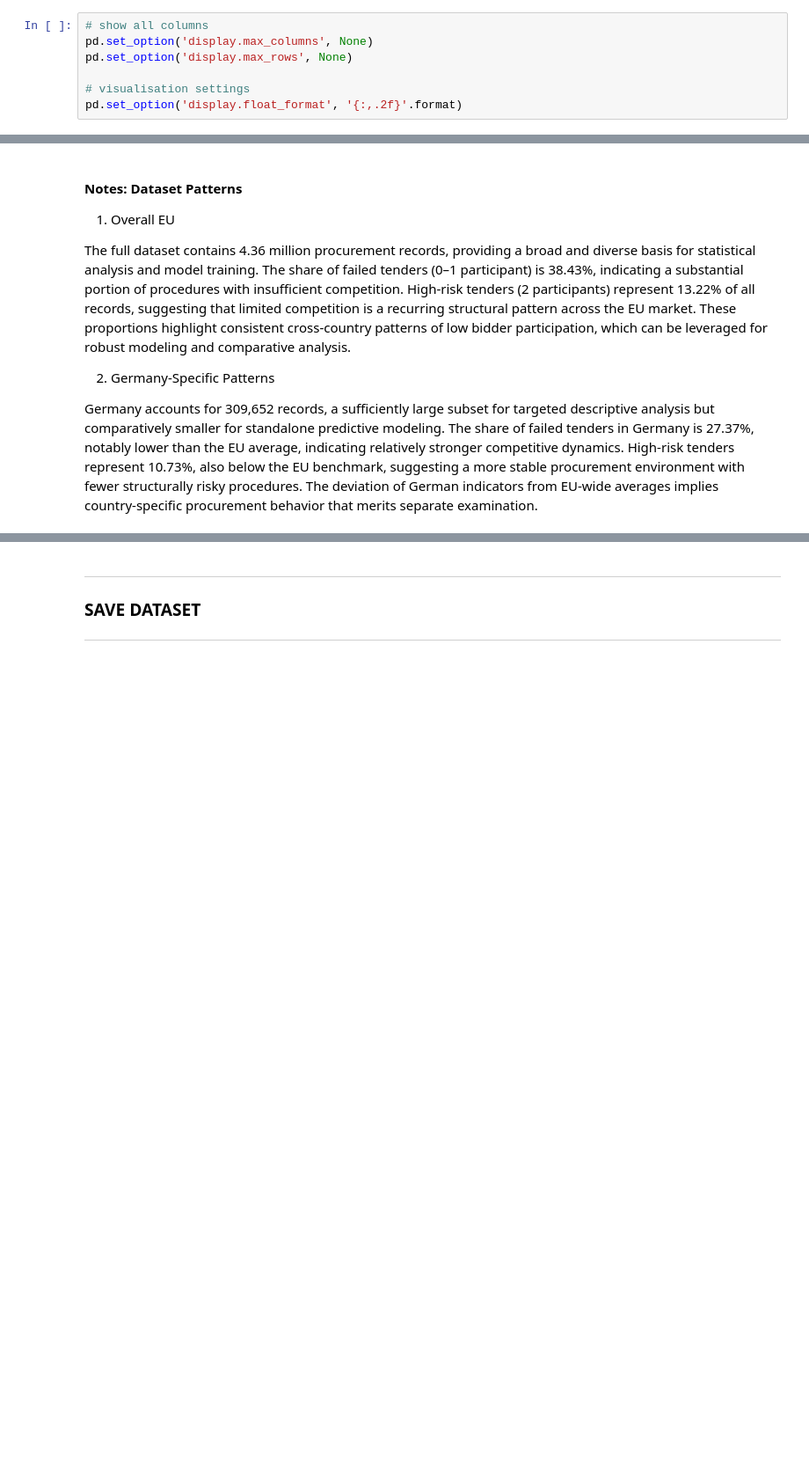
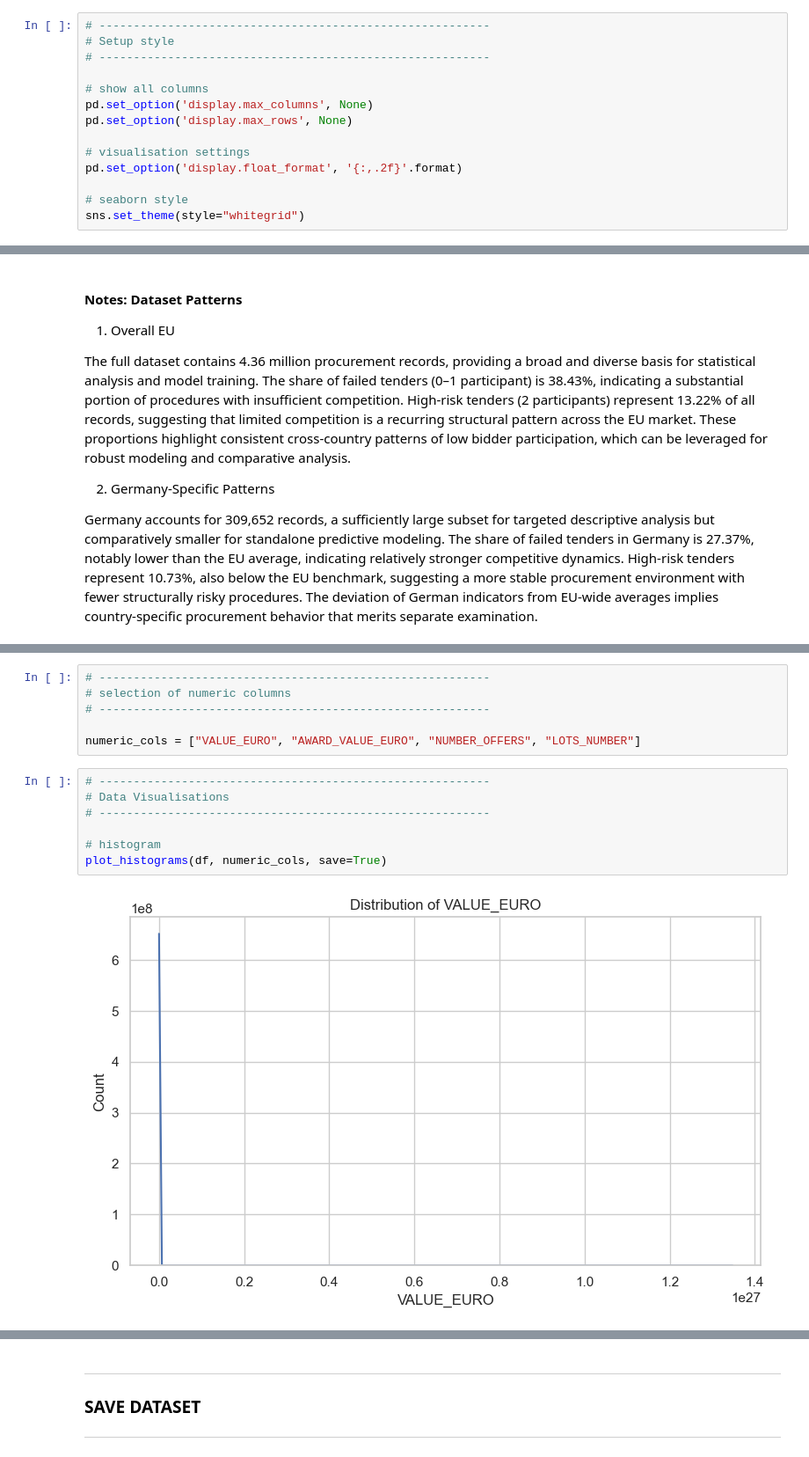
Before and after one commit to datascience-faina/public-procurement-support, a Jupyter notebook: notebooks/01_data_overview.ipynb, the cells around one changed output, grey strips where cells are left out. Shown at 88% size. Cells and saved outputs as stored; diff of their text form; blank space fills up the shorter version.

Commit message:
EDA - added with data visualisation

```diff
--- a/notebooks/01_data_overview.ipynb
+++ b/notebooks/01_data_overview.ipynb
@@ -33,7 +40,14 @@ from pathlib import Path
 # %%
+# ---------------------------------------------------------
+# Setup style
+# ---------------------------------------------------------
+
 # show all columns
 pd.set_option('display.max_columns', None)
 pd.set_option('display.max_rows', None)
 
 # visualisation settings
 pd.set_option('display.float_format', '{:,.2f}'.format)
+
+# seaborn style
+sns.set_theme(style="whitegrid")
@@ -387,0 +440,15 @@ The deviation of German indicators from EU‑wide averages implies country‑spe
+# %%
+# ---------------------------------------------------------
+# selection of numeric columns
+# ---------------------------------------------------------
+
+numeric_cols = ["VALUE_EURO", "AWARD_VALUE_EURO", "NUMBER_OFFERS", "LOTS_NUMBER"]
+# %%
+# ---------------------------------------------------------
+# Data Visualisations
+# ---------------------------------------------------------
+
+# histogram
+plot_histograms(df, numeric_cols, save=True)
+# %% [output]
+[figure, added]
```
Also changed, not shown: parts of 20 cells of this notebook, 10 other files.
